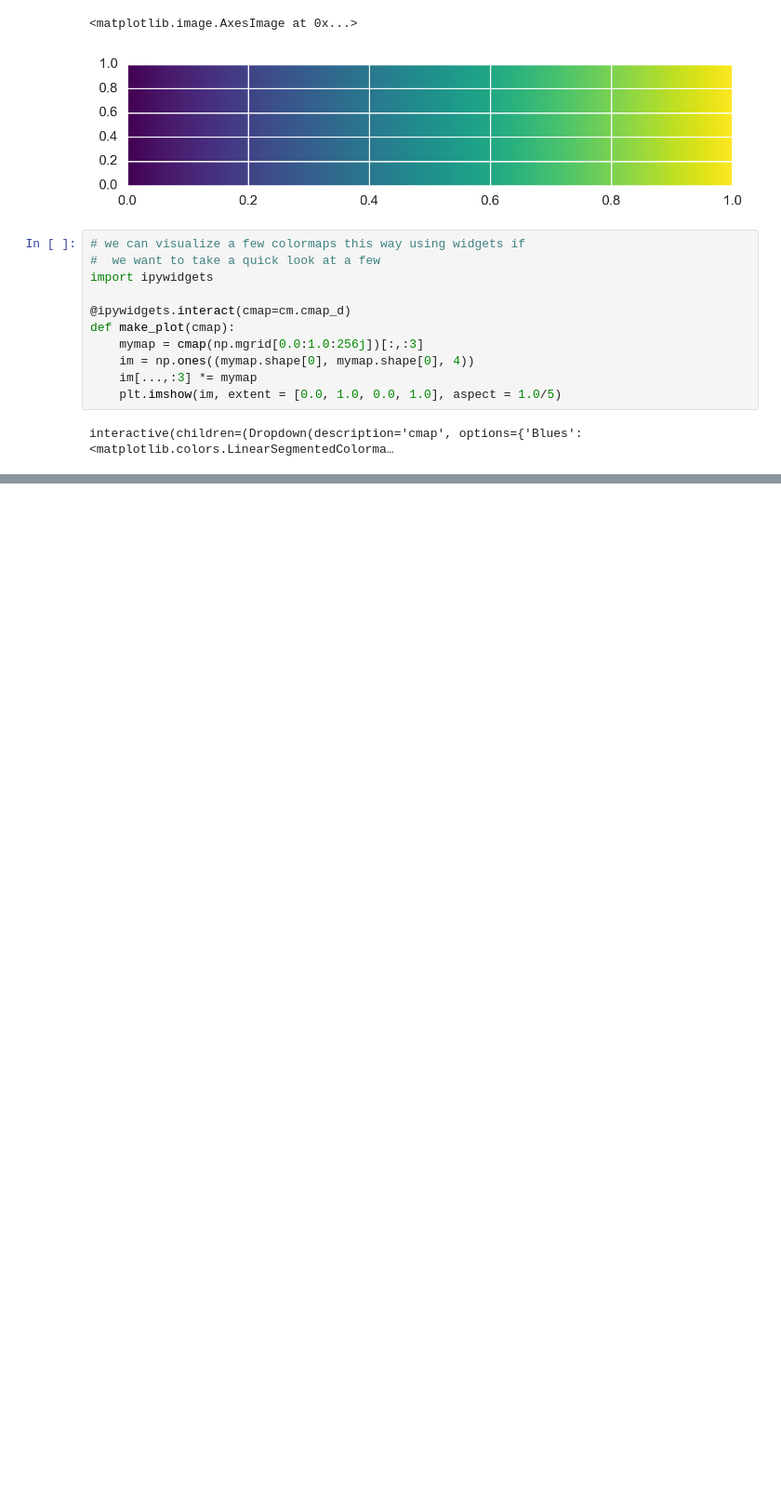
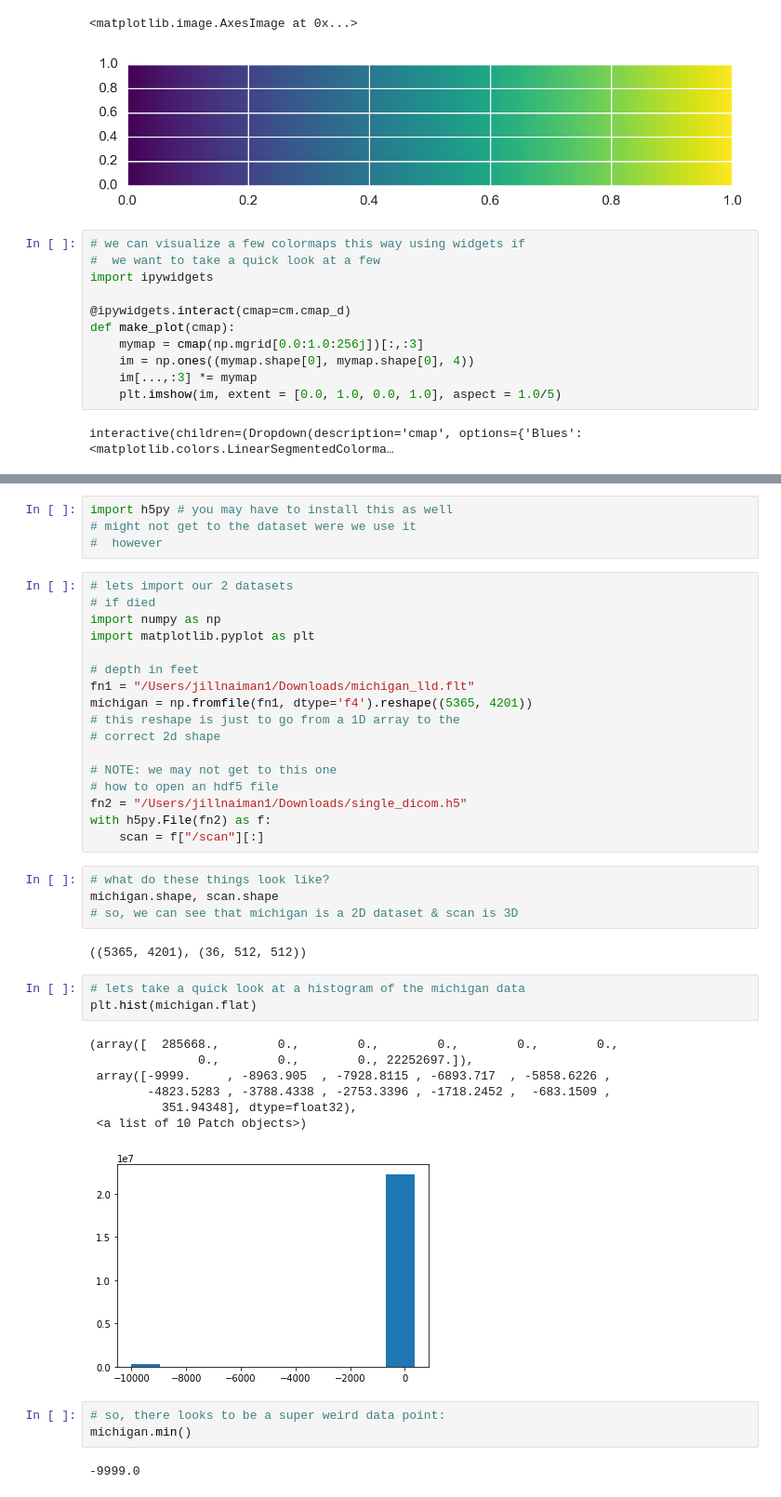
Before and after one commit to UIUC-iSchool-DataViz/spring2019online, a Jupyter notebook: week05/prep_notebook_week05.ipynb, the cells around one changed output, grey strips where cells are left out. Shown at 93% size. Drawn from its saved outputs; the diff is of its cells as text; blank space fills up the shorter version.

```diff
--- a/week05/prep_notebook_week05.ipynb
+++ b/week05/prep_notebook_week05.ipynb
@@ -139,0 +332,43 @@ interactive(children=(Dropdown(description='cmap', options={'Blues': <matplotlib
+# %%
+import h5py # you may have to install this as well
+# might not get to the dataset were we use it
+#  however
+# %%
+# lets import our 2 datasets
+# if died
+import numpy as np
+import matplotlib.pyplot as plt
+
+# depth in feet
+fn1 = "/Users/jillnaiman1/Downloads/michigan_lld.flt"
+michigan = np.fromfile(fn1, dtype='f4').reshape((5365, 4201))
+# this reshape is just to go from a 1D array to the
+# correct 2d shape
+
+# NOTE: we may not get to this one
+# how to open an hdf5 file
+fn2 = "/Users/jillnaiman1/Downloads/single_dicom.h5"
+with h5py.File(fn2) as f:
+    scan = f["/scan"][:]
+# %%
+# what do these things look like?
+michigan.shape, scan.shape
+# so, we can see that michigan is a 2D dataset & scan is 3D
+# %% [output]
+((5365, 4201), (36, 512, 512))
+# %%
+# lets take a quick look at a histogram of the michigan data
+plt.hist(michigan.flat)
+# %% [output]
+(array([  285668.,        0.,        0.,        0.,        0.,        0.,
+               0.,        0.,        0., 22252697.]),
+ array([-9999.     , -8963.905  , -7928.8115 , -6893.717  , -5858.6226 ,
+        -4823.5283 , -3788.4338 , -2753.3396 , -1718.2452 ,  -683.1509 ,
+          351.94348], dtype=float32),
+ <a list of 10 Patch objects>)
+[figure, added]
+# %%
+# so, there looks to be a super weird data point:
+michigan.min()
+# %% [output]
+-9999.0
```
Also changed, not shown: parts of 44 cells of this notebook, 36 other files.
